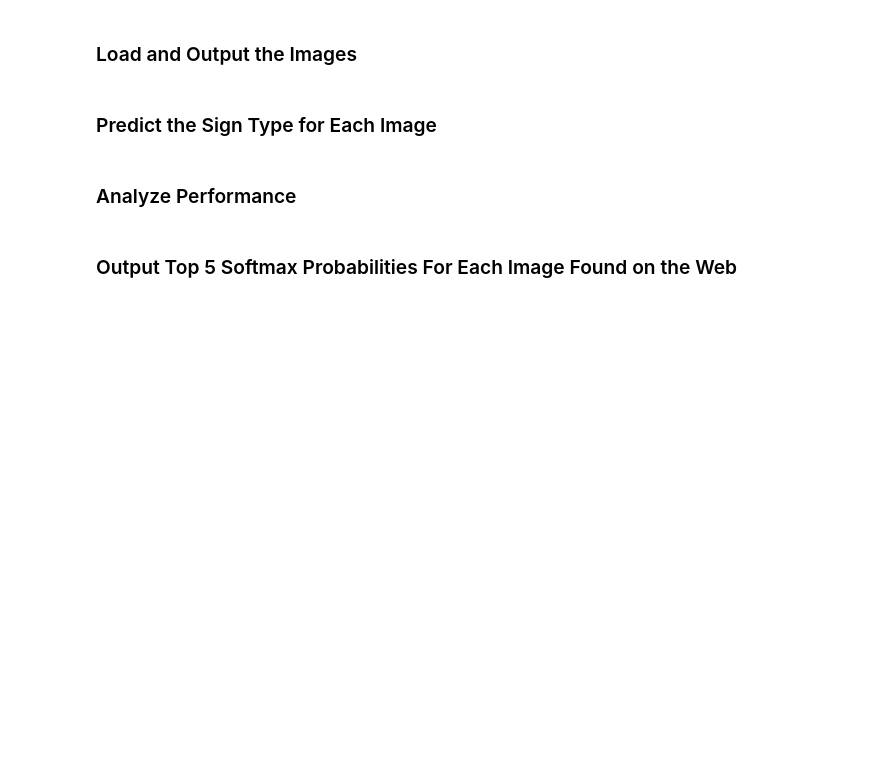
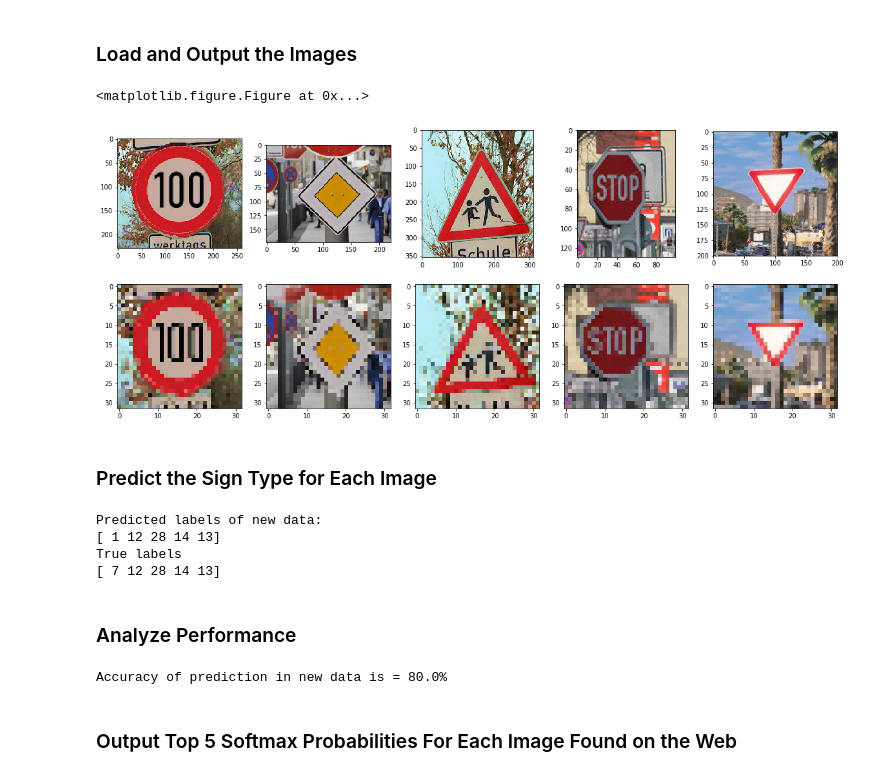
Before and after one commit to maxcorrea/SignClassifier, a Jupyter notebook: AlexNet.ipynb, the cells around one changed output. Saved outputs shown, nothing was run; the diff lists cells and outputs as text; code cells hidden in the pictures; blank space fills up the shorter version.

```diff
--- a/AlexNet.ipynb
+++ b/AlexNet.ipynb
@@ -149,7 +174,7 @@ from sklearn.utils import shuffle
 import tensorflow as tf
 from skimage import color
 
-EPOCHS = 20
+EPOCHS = 25
 BATCH_SIZE = 128
 # %%
 # script for data augmentation
@@ -196,7 +221,7 @@ new_y_train = []
 for i in range (n_train):
     new_X_train.append(X_train[i])
     new_y_train.append(y_train[i])
-    for k in range (4):
+    for k in range (5):
         new_X_train.append(transform_image(X_train[i],20,10,5,brightness=1))
         new_y_train.append(y_train[i])
 
@@ -440,14 +437,74 @@ You may find `signnames.csv` useful as it contains mappings from the class id (i
+# %%
+### Load the images and plot them here.
+### Feel free to use as many code cells as needed.
+newDataFile    = "newTestData.pickle"
+
+with open(newDataFile, mode='rb') as f:
+    newTestData = pickle.load(f)
+
+y_newData   = newTestData['labelData']
+X_newData   = newTestData['imageData']
+
+n_newData = y_newData.shape[0]
+
+# need to scale images to 32x32x3 - lets do it and show the comparison with original image
+X_scaled  = []
+
+plt.figure()
+f, subplts = plt.subplots(2, 5, figsize = (20, 8), squeeze=False)
+for i in range (n_newData):
+    image     = X_newData[i]
+    scaledIm  = cv2.resize(image, (32, 32))
+    subplts[0,i].imshow(image)
+    subplts[1,i].imshow(scaledIm)
+    X_scaled.append(scaledIm)
+# %% [output]
+<matplotlib.figure.Figure at 0x...>
+[figure, added]
 # %% [markdown]
 ### Predict the Sign Type for Each Image
 # %%
 ### Run the predictions here and use the model to output the prediction for each image.
 ### Make sure to pre-process the images with the same pre-processing pipeline used earlier.
 ### Feel free to use as many code cells as needed.
+
+# convert X_scaled to numpy array and normalize values
+X_scaled = np.array(X_scaled)
+X_scaled = (X_scaled - 128.0) / 128.0
+
+def getPrediction(xData, yData):
+    sess       = tf.get_default_session()
+    prediction = sess.run(tf.argmax(logits, 1), feed_dict={x: xData, y: yData})
+    return prediction
+
+with tf.Session() as sess:
+    saver.restore(sess, tf.train.latest_checkpoint('.'))
+    predNewData  = getPrediction(X_scaled, y_newData)
+    print ("Predicted labels of new data:")
+    print (predNewData)
+    print ("True labels")
+    print (y_newData)
+# %% [output]
+Predicted labels of new data:
+[ 1 12 28 14 13]
+True labels
+[ 7 12 28 14 13]
 # %% [markdown]
 ### Analyze Performance
 # %%
 ### Calculate the accuracy for these 5 new images.
 ### For example, if the model predicted 1 out of 5 signs correctly, it's 20% accurate on these new images.
+
+# predict accuracy for new test data
+matchAcc = 0
+for i in range (n_newData):
+    if (y_newData[i] == predNewData[i]):
+        matchAcc += 1
+matchAcc = matchAcc/n_newData*100
+
+print("Accuracy of prediction in new data is =", str(matchAcc) + "%")
+# %% [output]
+Accuracy of prediction in new data is = 80.0%
 # %% [markdown]
 ### Output Top 5 Softmax Probabilities For Each Image Found on the Web
 # %% [markdown]
```
Also changed, not shown: parts of 8 cells of this notebook.
